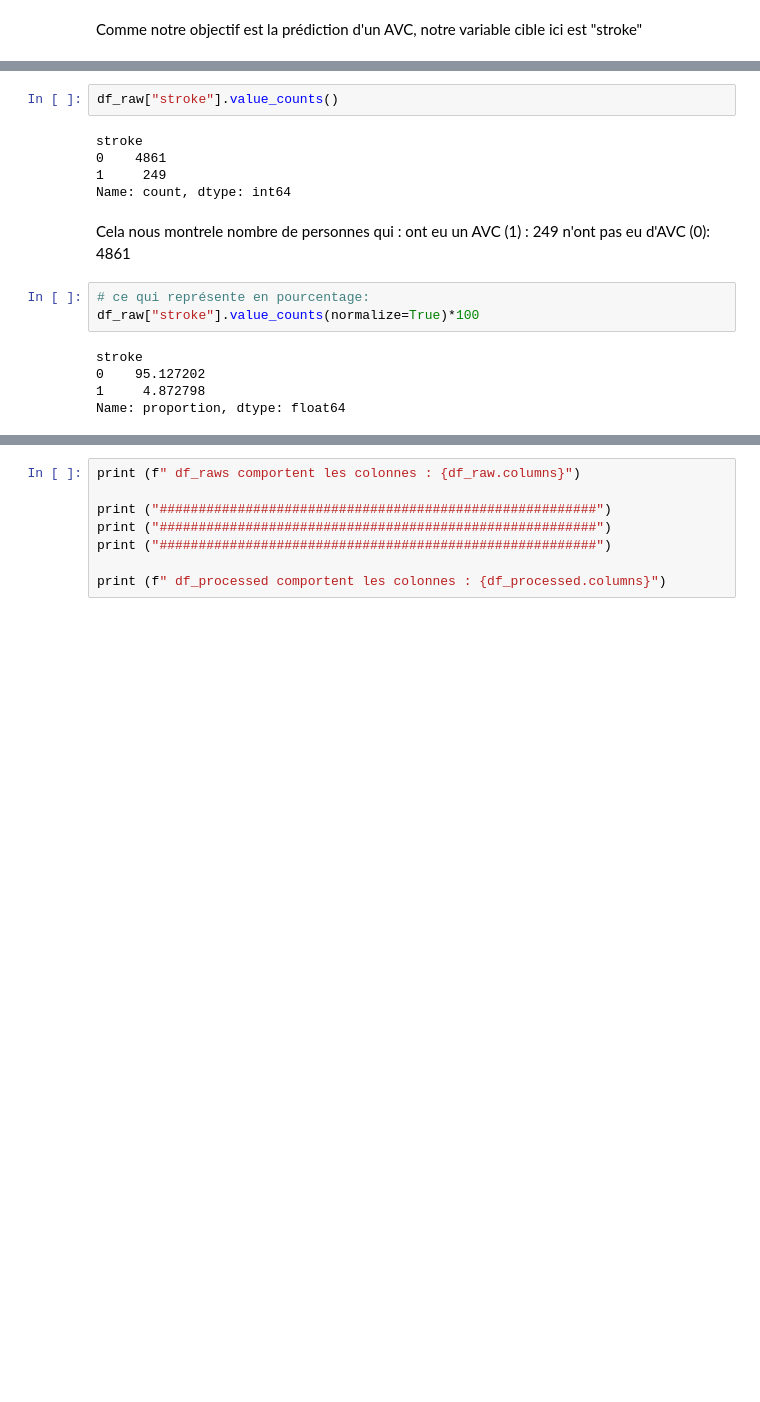
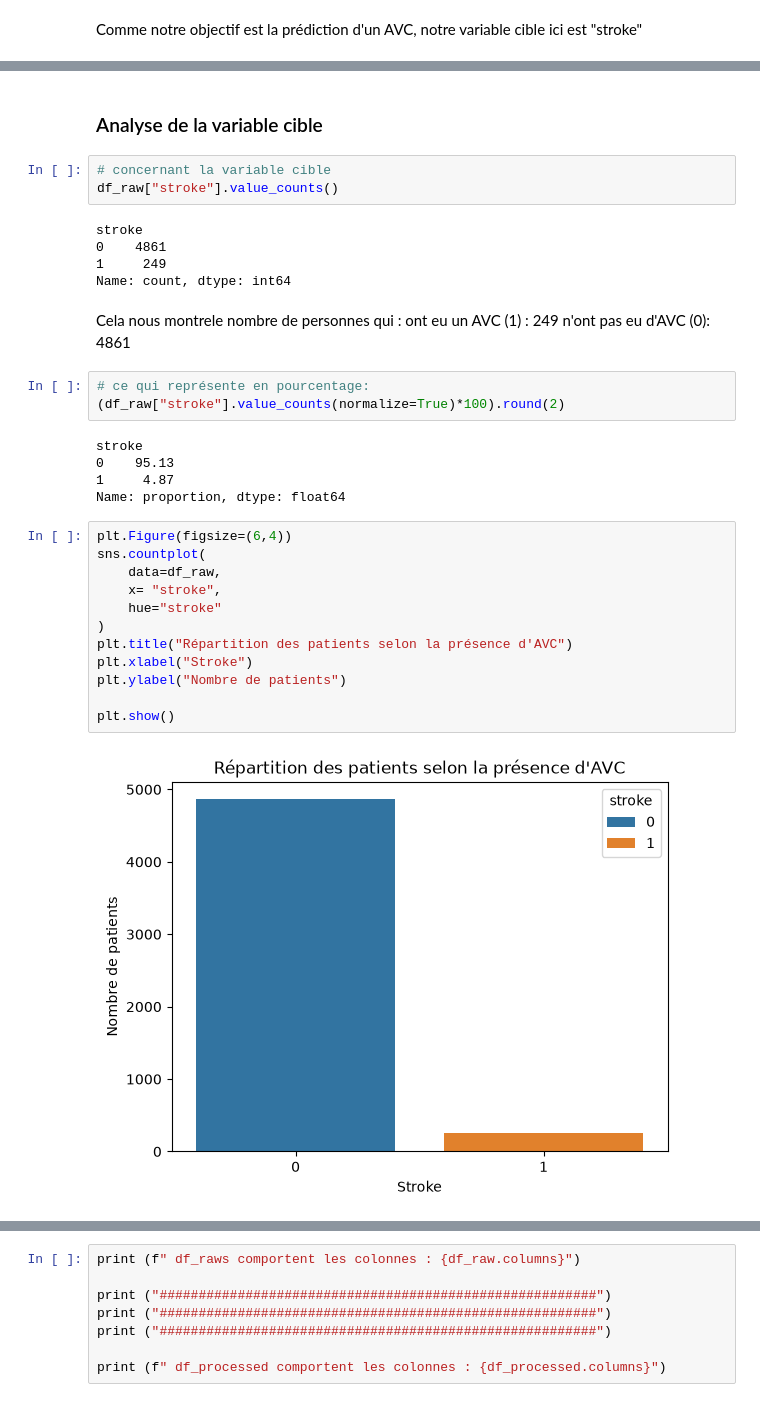
Before and after one commit to Audrey-Djomi/Pr-diction-du-risque-d-AVC-par-Machine-Learning, a Jupyter notebook: notebooks/01_data_exploration.ipynb, the cells around one changed output, grey strips where cells are left out. Saved outputs shown, nothing was run; the diff lists cells and outputs as text; blank space fills up the shorter version.

Commit message:
fin exploration et debut analyse orientée ML

```diff
--- a/notebooks/01_data_exploration.ipynb
+++ b/notebooks/01_data_exploration.ipynb
@@ -130,4 +158,7 @@ Comme notre objectif est la prédiction d'un AVC, notre variable cible ici est "
+# %% [markdown]
+### Analyse de la variable cible
 # %%
+# concernant la variable cible
 df_raw["stroke"].value_counts()
 # %% [output]
 stroke
@@ -140,9 +171,23 @@ ont eu un AVC (1) : 249
 n'ont pas eu d'AVC (0): 4861
 # %%
 # ce qui représente en pourcentage:
-df_raw["stroke"].value_counts(normalize=True)*100
+(df_raw["stroke"].value_counts(normalize=True)*100).round(2)
 # %% [output]
 stroke
-0    95.127202
-1     4.872798
+0    95.13
+1     4.87
 Name: proportion, dtype: float64
+# %%
+plt.Figure(figsize=(6,4))
+sns.countplot(
+    data=df_raw,
+    x= "stroke",
+    hue="stroke"
+)
+plt.title("Répartition des patients selon la présence d'AVC")
+plt.xlabel("Stroke")
+plt.ylabel("Nombre de patients")
+
+plt.show()
+# %% [output]
+[figure, added]
```
Also changed, not shown: parts of 10 cells of this notebook, 1 other file.
